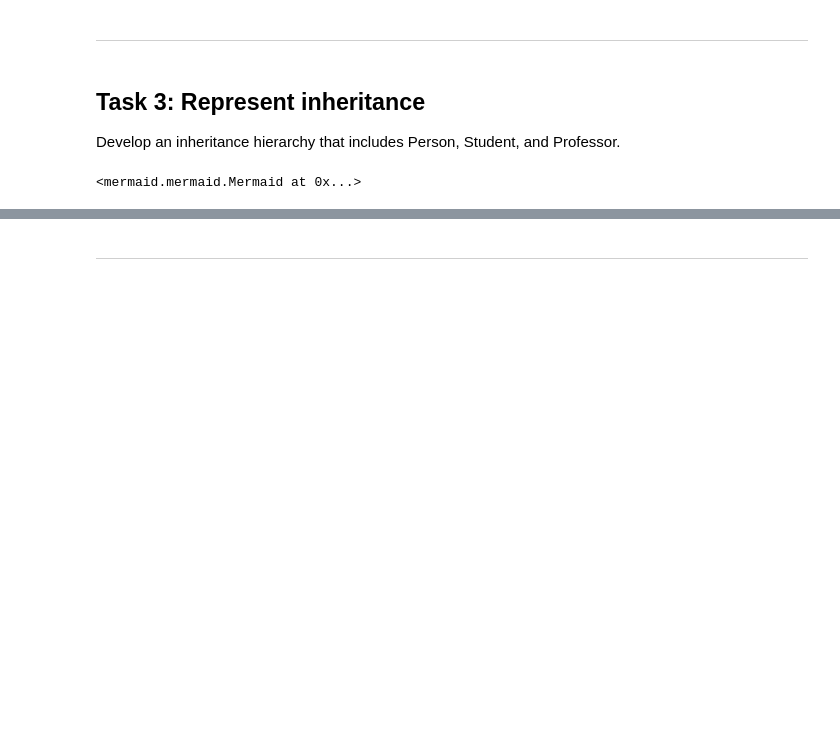
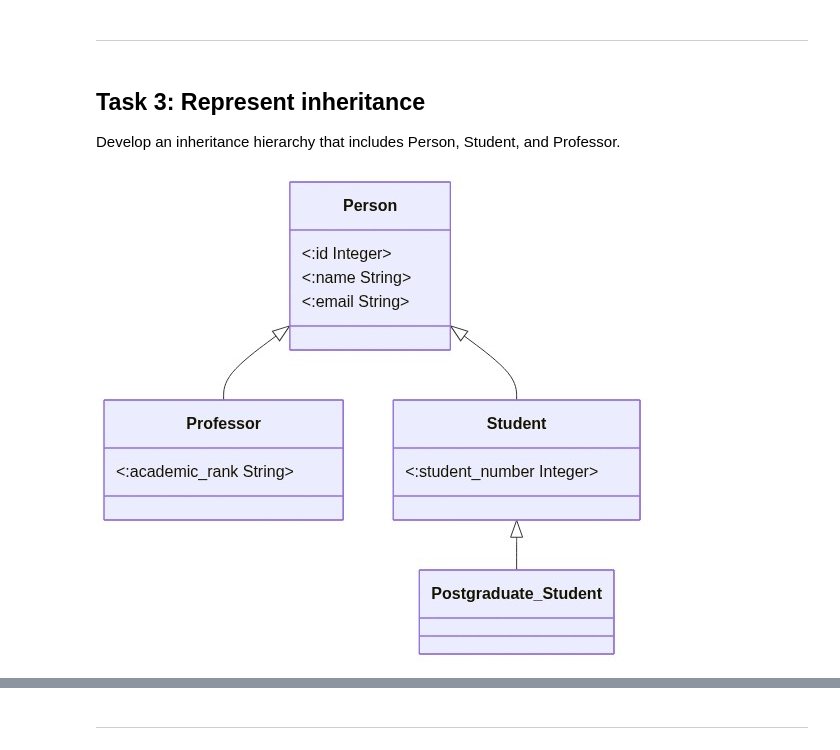
Before and after one commit to iabdulhaq/knowledge-representation, a Jupyter notebook: object-oriented-representation/academic-environment-representation.ipynb, the cells around one changed output, grey strips where cells are left out. Saved outputs shown, nothing was run; the diff lists cells and outputs as text; code cells hidden in the pictures; blank space fills up the shorter version.

```diff
--- a/object-oriented-representation/academic-environment-representation.ipynb
+++ b/object-oriented-representation/academic-environment-representation.ipynb
@@ -157,33 +141,33 @@ Distinguish between attributes that describe an object and relationships that co
 # %% [markdown]
 ___________________
 # %% [markdown]
-## Task 3: Represent inheritance
+## **Task 3: Represent inheritance**
 
 Develop an inheritance hierarchy that includes Person, Student, and Professor.
 # %%
 draw_class_diagram("""
 classDiagram
     class Person {
-        +id: Integer
-        +name: String
-        +email: String
+        <:id Integer>
+        <:name String>
+        <:email String>
     }
     class Professor {
-        +academic_rank: Integer
+        <:academic_rank String>
     }
     class Student {
-        +student_number = Integer
+        <:student_number Integer>
     }
     class Postgraduate_Student {
     }
 
     %% Inheritance (IS-A)
     Person <|-- Student
     Student <|-- Postgraduate_Student
     Person <|-- Professor
 """)
 # %% [output]
-<mermaid.mermaid.Mermaid at 0x...>
+[figure, added]
 # %% [markdown]
 ### Explanation:
 
```
Also changed, not shown: parts of 17 cells of this notebook.
